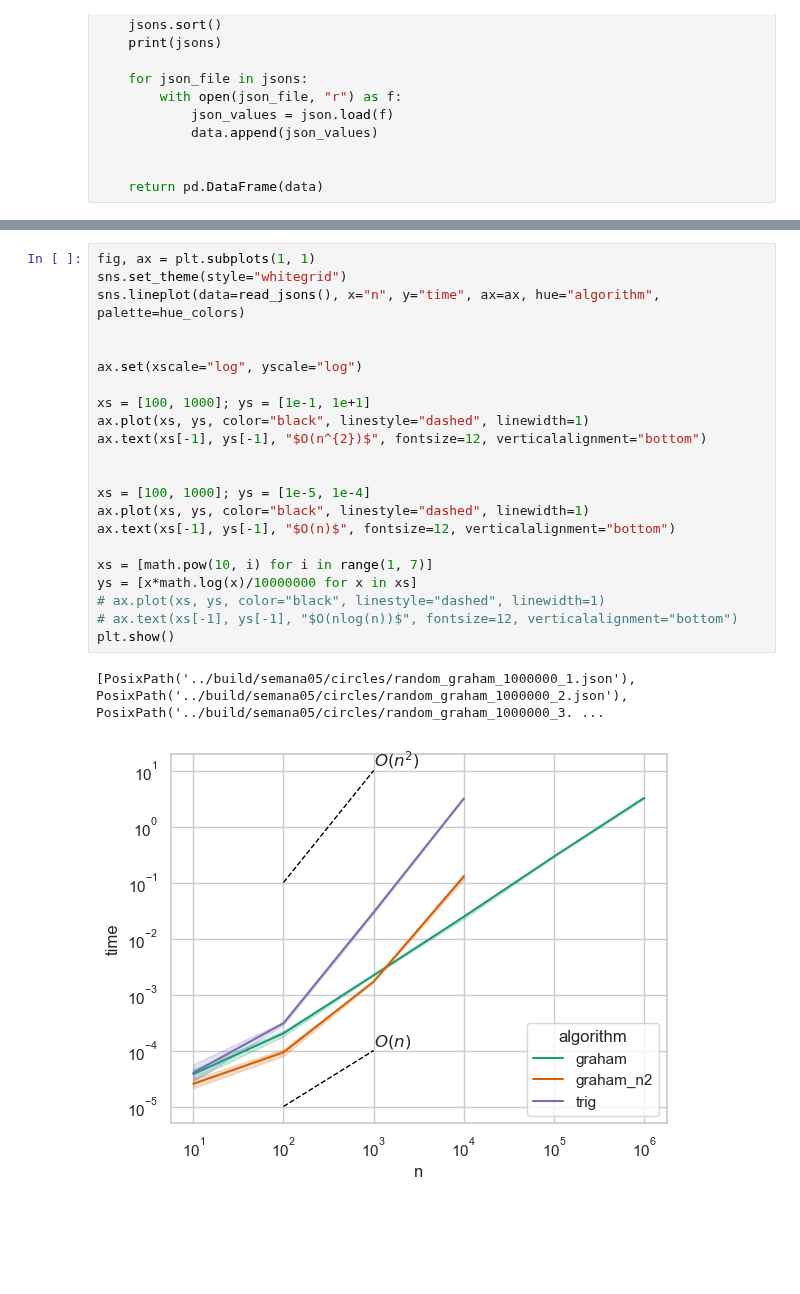
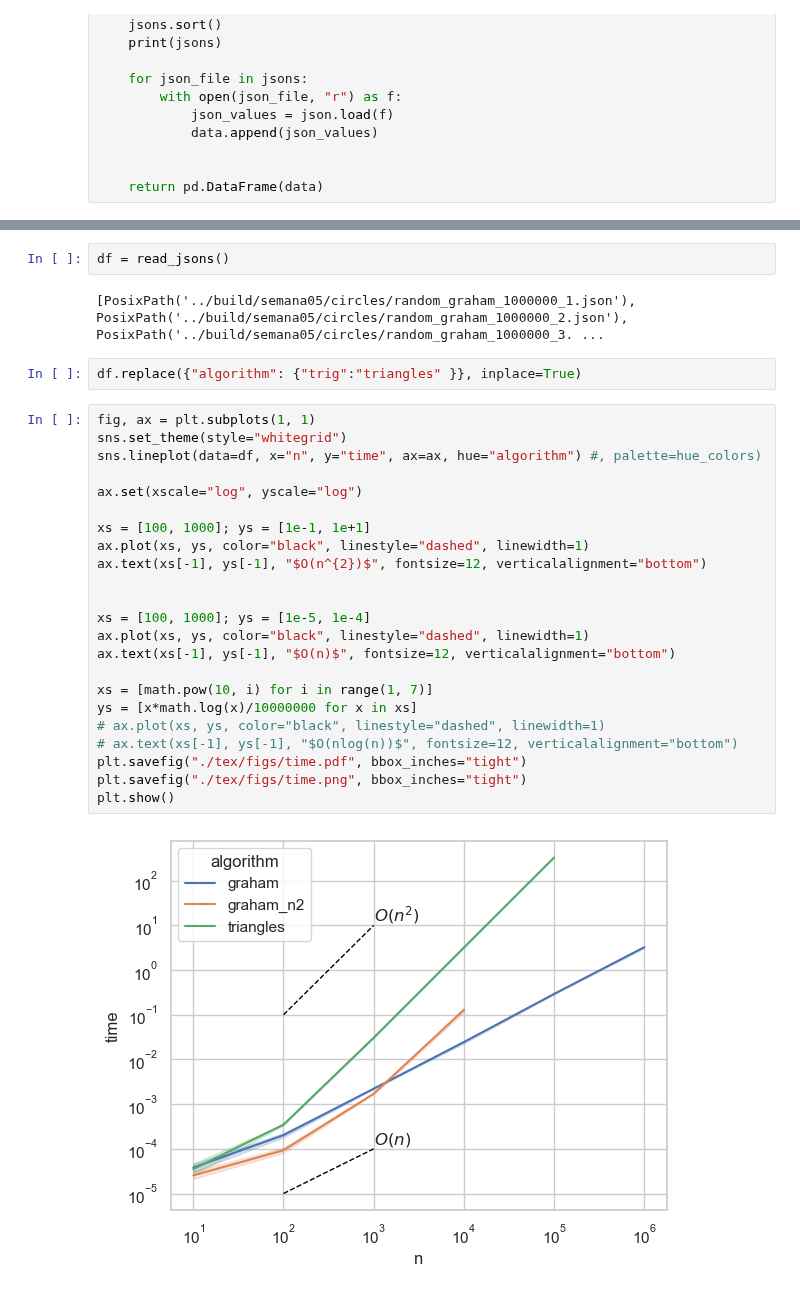
Before and after one commit to mtsodf/algoritmos, a Jupyter notebook: semana05/plots_semana05.ipynb, the cells around one changed output, grey strips where cells are left out. Cells and saved outputs as stored; diff of their text form; blank space fills up the shorter version.

```diff
--- a/semana05/plots_semana05.ipynb
+++ b/semana05/plots_semana05.ipynb
@@ -57,25 +57,31 @@ hue_colors = {category: color for category, color in zip(hue_categories, default
+# %%
+df = read_jsons()
+# %% [output]
+[PosixPath('../build/semana05/circles/random_graham_1000000_1.json'), PosixPath('../build/semana05/circles/random_graham_1000000_2.json'), PosixPath('../build/semana05/circles/random_graham_1000000_3. ...
+# %%
+df.replace({"algorithm": {"trig":"triangles" }}, inplace=True)
 # %%
 fig, ax = plt.subplots(1, 1)
 sns.set_theme(style="whitegrid")
-sns.lineplot(data=read_jsons(), x="n", y="time", ax=ax, hue="algorithm", palette=hue_colors)
-
+sns.lineplot(data=df, x="n", y="time", ax=ax, hue="algorithm") #, palette=hue_colors)
 
 ax.set(xscale="log", yscale="log")
 
 xs = [100, 1000]; ys = [1e-1, 1e+1]
 ax.plot(xs, ys, color="black", linestyle="dashed", linewidth=1)
 ax.text(xs[-1], ys[-1], "$O(n^{2})$", fontsize=12, verticalalignment="bottom")
 
 
 xs = [100, 1000]; ys = [1e-5, 1e-4]
 ax.plot(xs, ys, color="black", linestyle="dashed", linewidth=1)
 ax.text(xs[-1], ys[-1], "$O(n)$", fontsize=12, verticalalignment="bottom")
 
 xs = [math.pow(10, i) for i in range(1, 7)]
 ys = [x*math.log(x)/10000000 for x in xs]
 # ax.plot(xs, ys, color="black", linestyle="dashed", linewidth=1)
 # ax.text(xs[-1], ys[-1], "$O(nlog(n))$", fontsize=12, verticalalignment="bottom")
+plt.savefig("./tex/figs/time.pdf", bbox_inches="tight")
+plt.savefig("./tex/figs/time.png", bbox_inches="tight")
 plt.show()
 # %% [output]
-[PosixPath('../build/semana05/circles/random_graham_1000000_1.json'), PosixPath('../build/semana05/circles/random_graham_1000000_2.json'), PosixPath('../build/semana05/circles/random_graham_1000000_3. ...
-[figure, old version]
+[figure, new version]
```
Also changed, not shown: parts of 1 cell of this notebook, 5 other files.
